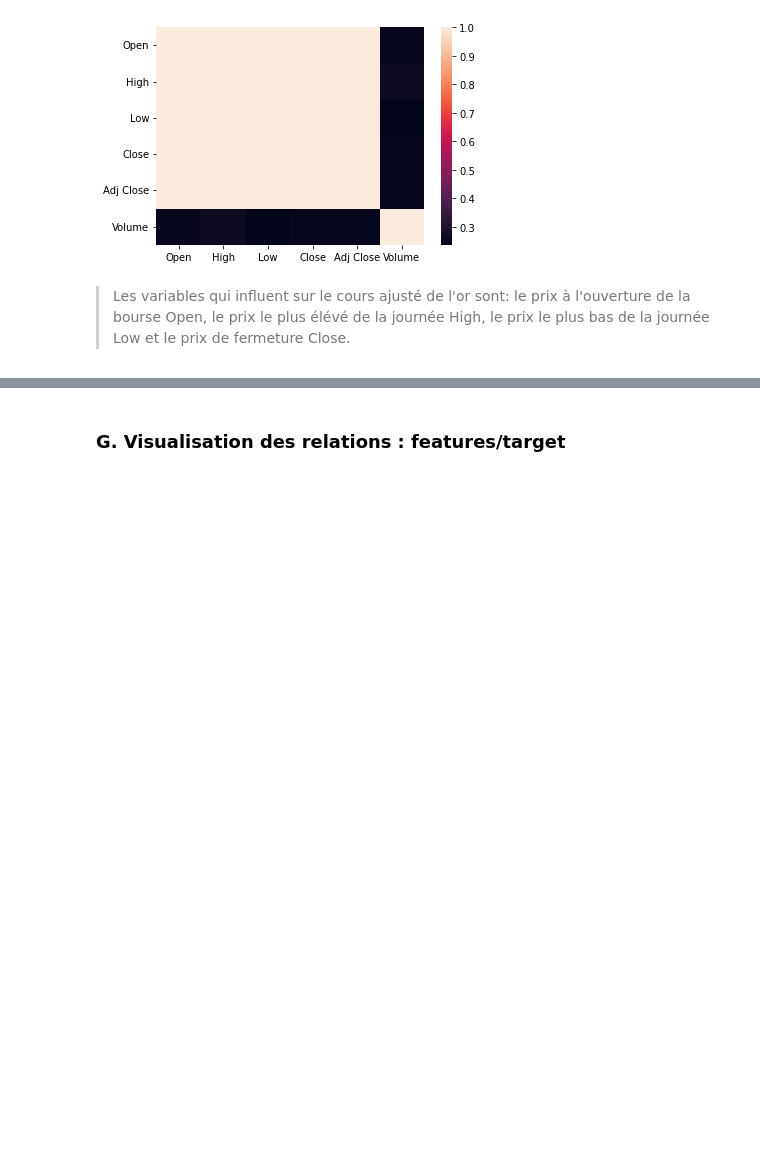
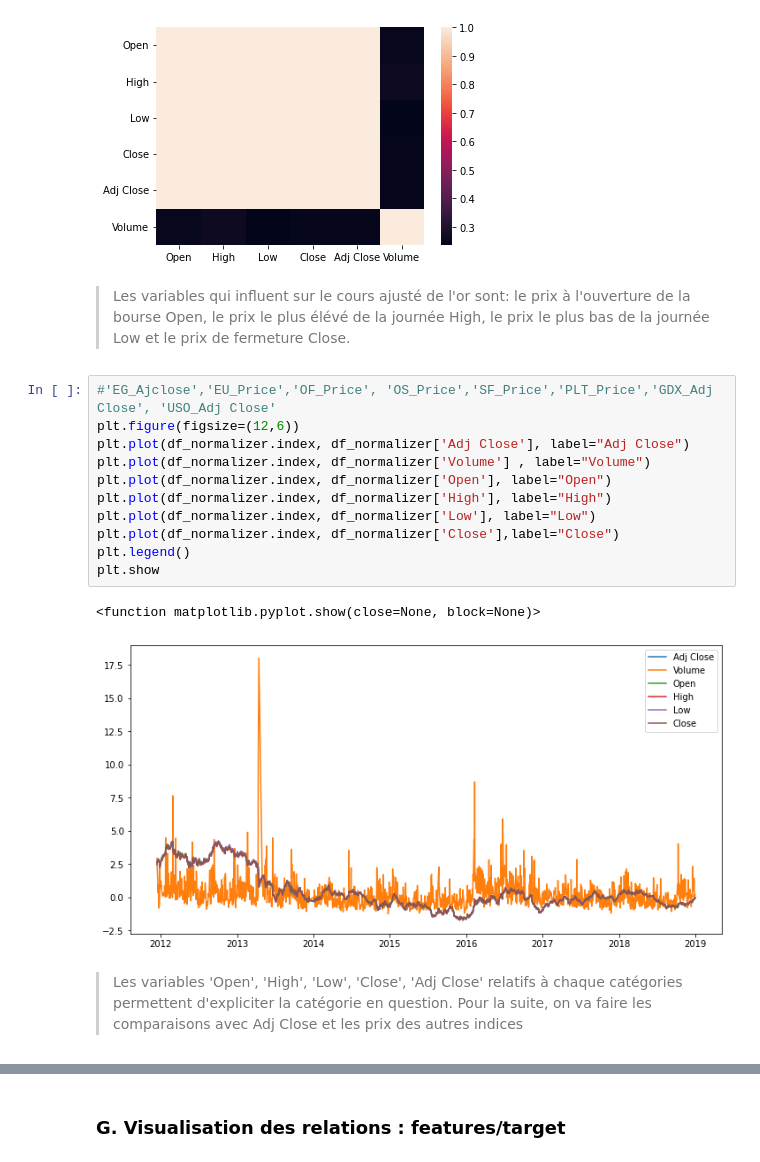
Before and after one commit to bkablam11/projet-simplon-co, a Jupyter notebook: projet-2/Predict-Gold-Price.ipynb, the cells around one changed output, grey strips where cells are left out. Saved outputs shown, nothing was run; the diff lists cells and outputs as text; blank space fills up the shorter version.

```diff
--- a/projet-2/Predict-Gold-Price.ipynb
+++ b/projet-2/Predict-Gold-Price.ipynb
@@ -321,3 +329,19 @@ sns.heatmap(df[['Open', 'High', 'Low', 'Close', 'Adj Close', 'Volume']].corr())
 [figure]
 # %% [markdown]
  > Les variables qui influent sur le cours ajusté de l'or sont: le prix à l'ouverture de la bourse Open, le prix le plus élévé de la journée High, le prix le plus bas de la journée Low et le prix de fermeture Close.
+# %%
+#'EG_Ajclose','EU_Price','OF_Price', 'OS_Price','SF_Price','PLT_Price','GDX_Adj Close', 'USO_Adj Close'
+plt.figure(figsize=(12,6))
+plt.plot(df_normalizer.index, df_normalizer['Adj Close'], label="Adj Close")
+plt.plot(df_normalizer.index, df_normalizer['Volume'] , label="Volume")
+plt.plot(df_normalizer.index, df_normalizer['Open'], label="Open")
+plt.plot(df_normalizer.index, df_normalizer['High'], label="High")
+plt.plot(df_normalizer.index, df_normalizer['Low'], label="Low")
+plt.plot(df_normalizer.index, df_normalizer['Close'],label="Close")
+plt.legend()
+plt.show
+# %% [output]
+<function matplotlib.pyplot.show(close=None, block=None)>
+[figure, added]
+# %% [markdown]
+> Les variables 'Open', 'High', 'Low', 'Close', 'Adj Close' relatifs à chaque catégories permettent d'expliciter la catégorie en question. Pour la suite, on va faire les comparaisons avec Adj Close et les prix des autres indices
```
Also changed, not shown: parts of 14 cells of this notebook.
